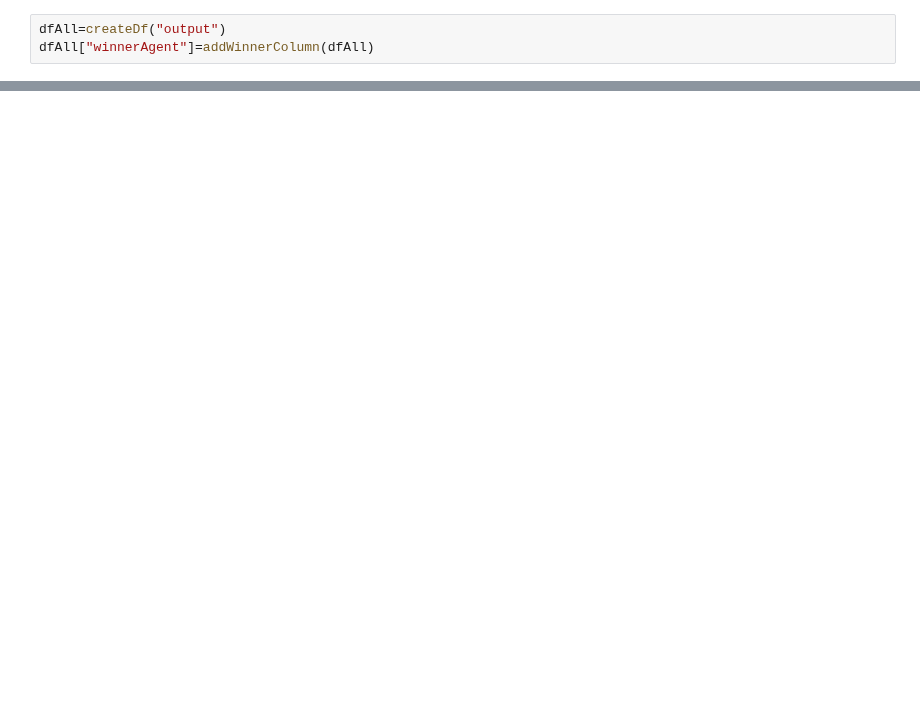
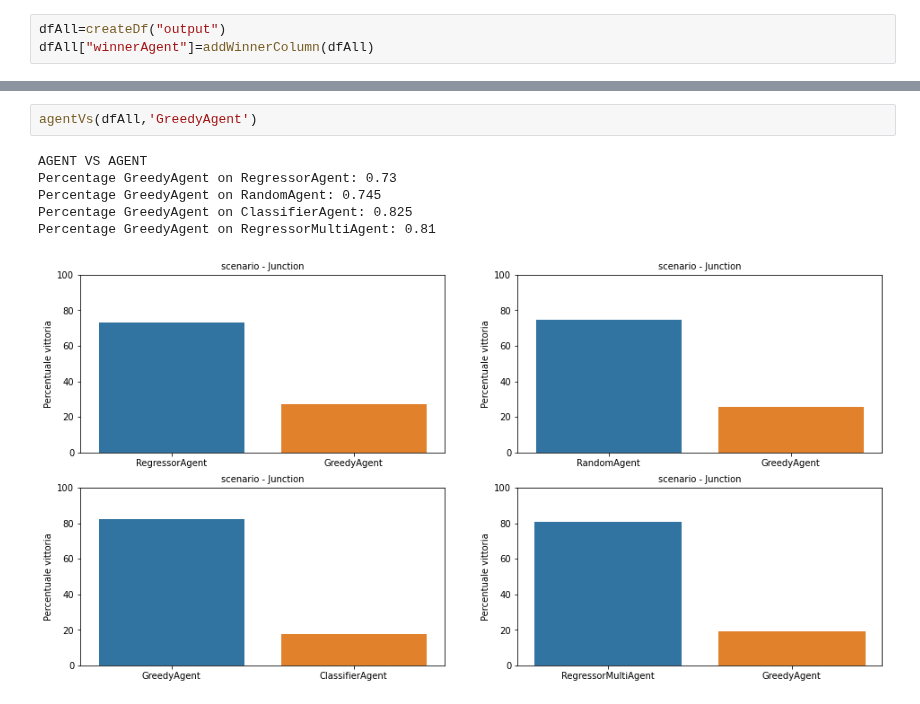
Before and after one commit to IDSIA/NewTechnoWar, a Jupyter notebook: code/notebooks/AgentAnalysis.ipynb, the cells around one changed output, grey strips where cells are left out. Cells and saved outputs as stored; diff of their text form; blank space fills up the shorter version.

```diff
--- a/code/notebooks/AgentAnalysis.ipynb
+++ b/code/notebooks/AgentAnalysis.ipynb
@@ -215,0 +139,9 @@ Percentuale vincita RegressorMultiAgent su RegressorAgent: 0.51
+# %%
+agentVs(dfAll,'GreedyAgent')
+# %% [output]
+AGENT VS AGENT
+Percentage GreedyAgent on RegressorAgent: 0.73
+Percentage GreedyAgent on RandomAgent: 0.745
+Percentage GreedyAgent on ClassifierAgent: 0.825
+Percentage GreedyAgent on RegressorMultiAgent: 0.81
+[figure, added]
```
Also changed, not shown: parts of 16 cells of this notebook, 4 other files.
